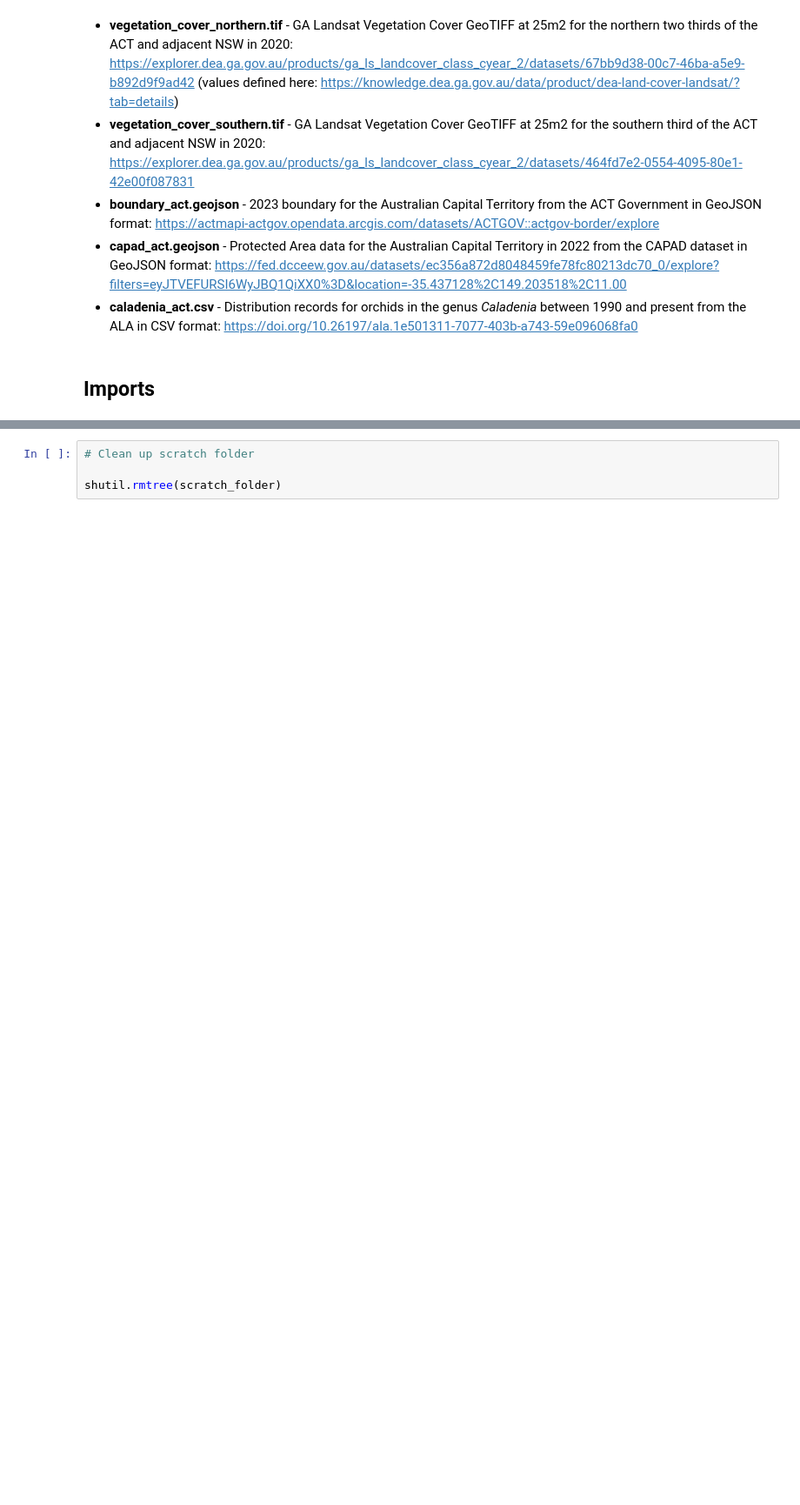
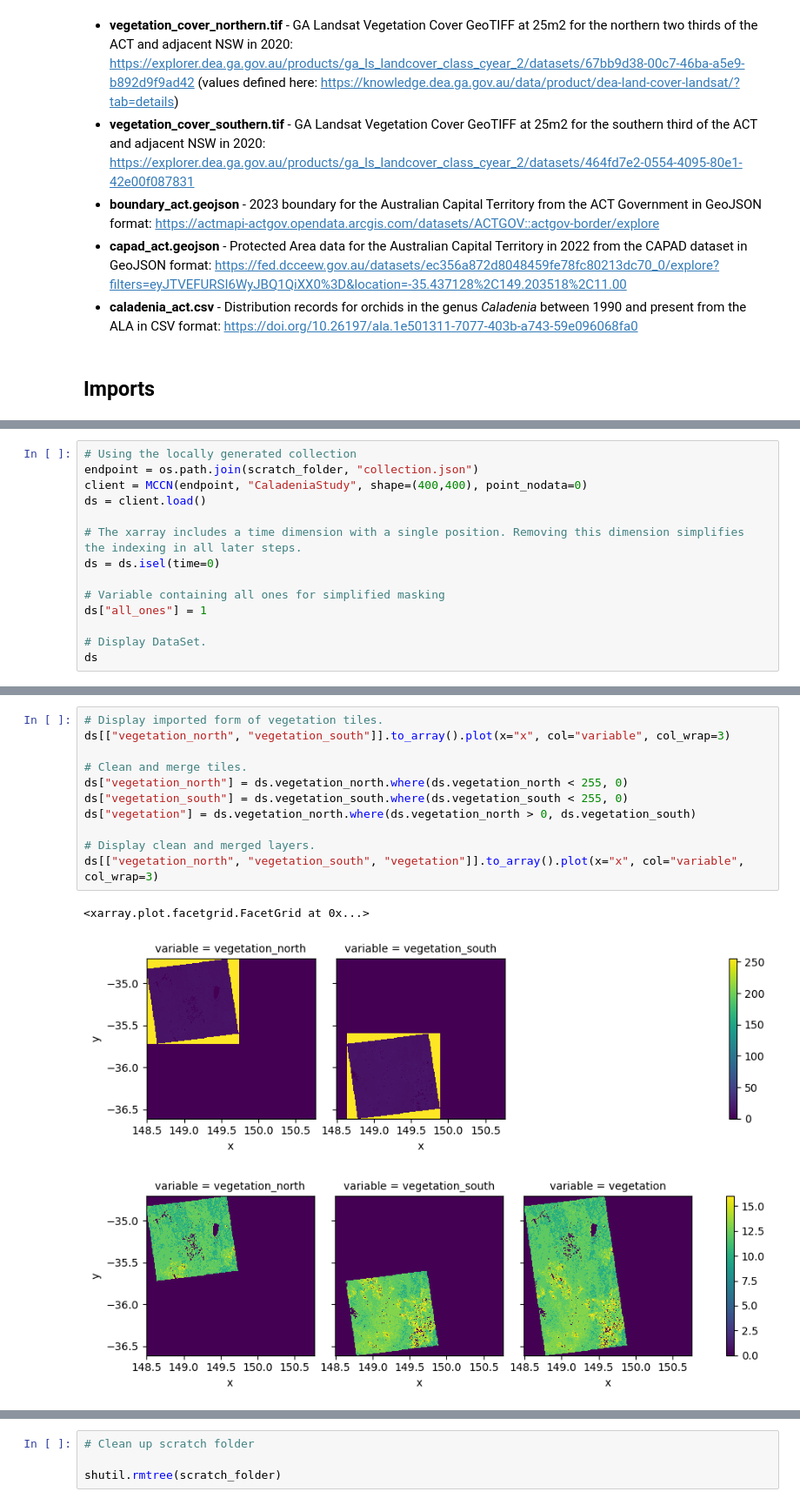
Before and after one commit to aus-plant-phenomics-network/mccn-case-studies, a Jupyter notebook: Case 1/MCCN-CASE 1.ipynb, the cells around one changed output, grey strips where cells are left out. Shown at 87% size. Saved outputs shown, nothing was run; the diff lists cells and outputs as text; blank space fills up the shorter version.

Commit message:
Cleaner code and comments

```diff
--- a/Case 1/MCCN-CASE 1.ipynb
+++ b/Case 1/MCCN-CASE 1.ipynb
@@ -281,0 +173,14 @@ protection_affinity
+# %%
+# Using the locally generated collection
+endpoint = os.path.join(scratch_folder, "collection.json")
+client = MCCN(endpoint, "CaladeniaStudy", shape=(400,400), point_nodata=0)
+ds = client.load()
+
+# The xarray includes a time dimension with a single position. Removing this dimension simplifies the indexing in all later steps.
+ds = ds.isel(time=0)
+
+# Variable containing all ones for simplified masking
+ds["all_ones"] = 1
+
+# Display DataSet.
+ds
@@ -281,0 +217,15 @@ protection_affinity
+# %%
+# Display imported form of vegetation tiles.
+ds[["vegetation_north", "vegetation_south"]].to_array().plot(x="x", col="variable", col_wrap=3)
+
+# Clean and merge tiles.
+ds["vegetation_north"] = ds.vegetation_north.where(ds.vegetation_north < 255, 0)
+ds["vegetation_south"] = ds.vegetation_south.where(ds.vegetation_south < 255, 0)
+ds["vegetation"] = ds.vegetation_north.where(ds.vegetation_north > 0, ds.vegetation_south)
+
+# Display clean and merged layers.
+ds[["vegetation_north", "vegetation_south", "vegetation"]].to_array().plot(x="x", col="variable", col_wrap=3)
+# %% [output]
+<xarray.plot.facetgrid.FacetGrid at 0x...>
+[figure, added]
+[figure, added]
```
Also changed, not shown: parts of 40 cells of this notebook.
